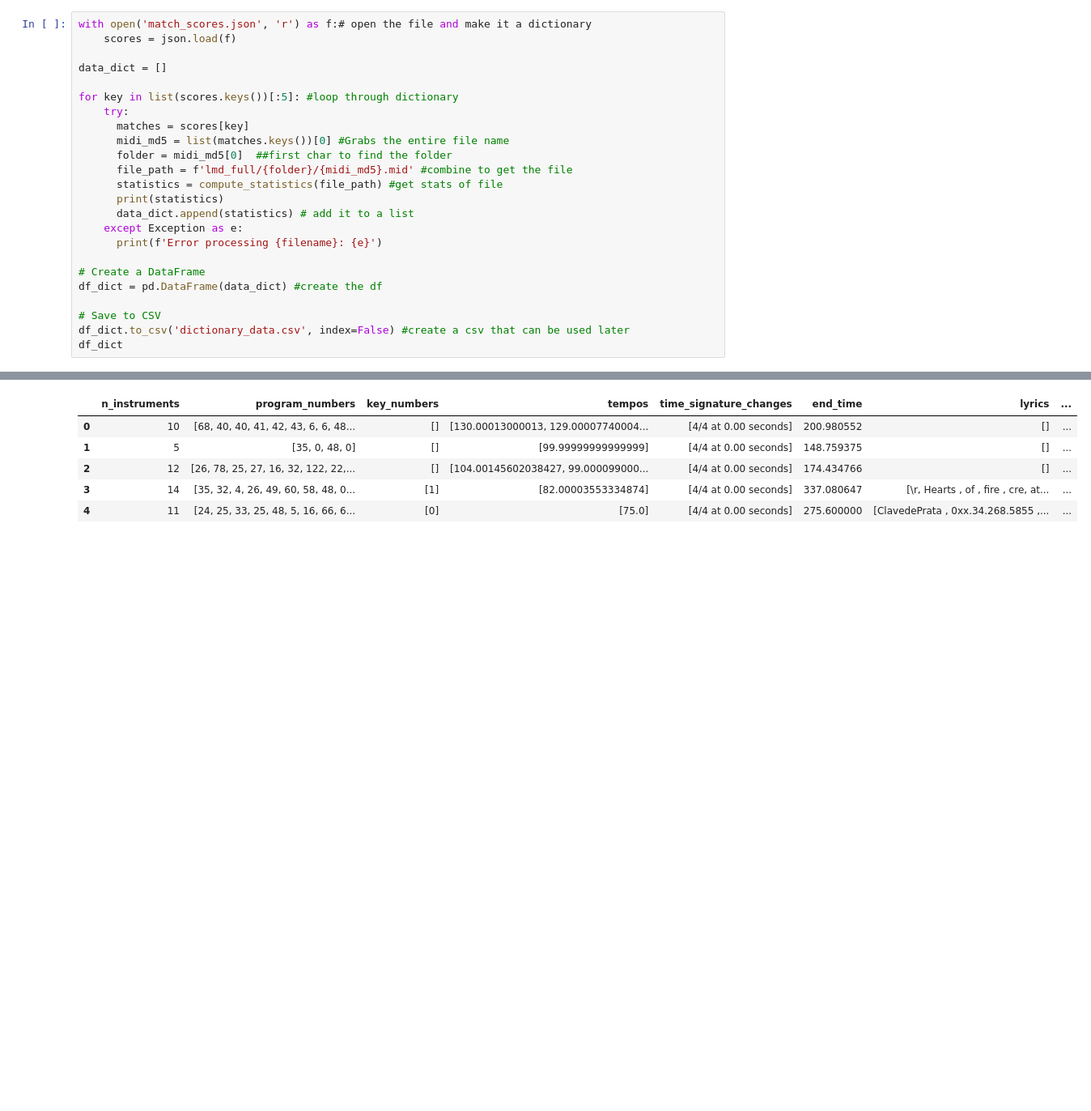
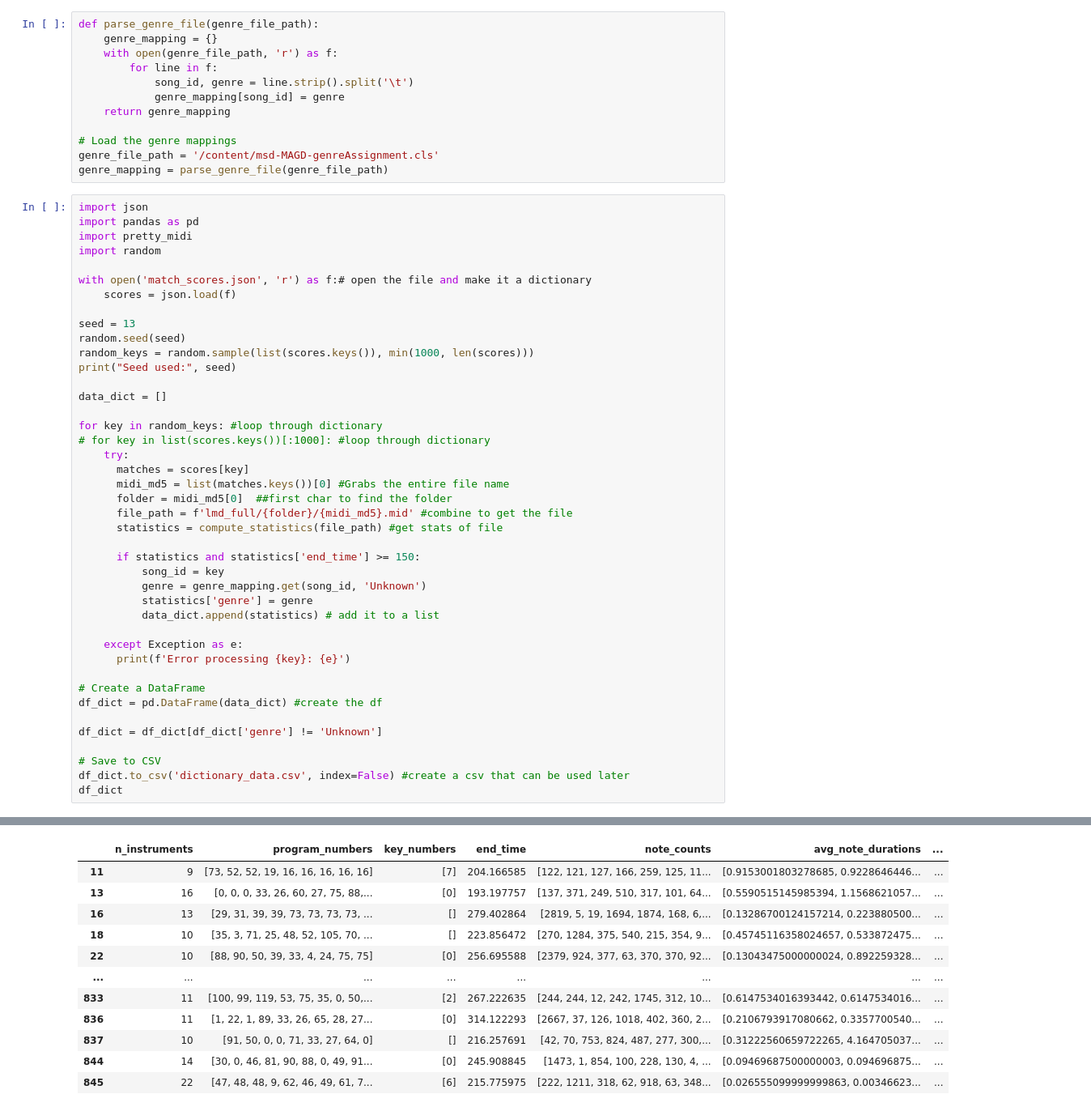
Before and after one commit to johnh0425/CSE_151A_Project, a Jupyter notebook: CSE151A_Project.ipynb, the cells around one changed output, grey strips where cells are left out. Shown at 81% size. Drawn from its saved outputs; the diff is of its cells as text; blank space fills up the shorter version.

```diff
--- a/CSE151A_Project.ipynb
+++ b/CSE151A_Project.ipynb
@@ -66,24 +121,54 @@ def compute_statistics(midi_file):
+# %%
+def parse_genre_file(genre_file_path):
+    genre_mapping = {}
+    with open(genre_file_path, 'r') as f:
+        for line in f:
+            song_id, genre = line.strip().split('\t')
+            genre_mapping[song_id] = genre
+    return genre_mapping
+
+# Load the genre mappings
+genre_file_path = '/content/msd-MAGD-genreAssignment.cls'
+genre_mapping = parse_genre_file(genre_file_path)
 # %%
+import json
+import pandas as pd
+import pretty_midi
+import random
+
 with open('match_scores.json', 'r') as f:# open the file and make it a dictionary
     scores = json.load(f)
 
+seed = 13
+random.seed(seed)
+random_keys = random.sample(list(scores.keys()), min(1000, len(scores)))
+print("Seed used:", seed)
+
 data_dict = []
 
-for key in list(scores.keys())[:5]: #loop through dictionary
+for key in random_keys: #loop through dictionary
+# for key in list(scores.keys())[:1000]: #loop through dictionary
     try:
       matches = scores[key]
       midi_md5 = list(matches.keys())[0] #Grabs the entire file name
       folder = midi_md5[0]  ##first char to find the folder
       file_path = f'lmd_full/{folder}/{midi_md5}.mid' #combine to get the file
       statistics = compute_statistics(file_path) #get stats of file
-      print(statistics)
-      data_dict.append(statistics) # add it to a list
+
+      if statistics and statistics['end_time'] >= 150:
+          song_id = key
+          genre = genre_mapping.get(song_id, 'Unknown')
+          statistics['genre'] = genre
+          data_dict.append(statistics) # add it to a list
+
     except Exception as e:
-      print(f'Error processing {filename}: {e}')
+      print(f'Error processing {key}: {e}')
 
 # Create a DataFrame
 df_dict = pd.DataFrame(data_dict) #create the df
 
+df_dict = df_dict[df_dict['genre'] != 'Unknown']
+
 # Save to CSV
 df_dict.to_csv('dictionary_data.csv', index=False) #create a csv that can be used later
 df_dict
@@ -96,6 +177,12 @@ df_dict
-|  | n_instruments | program_numbers | key_numbers | tempos | time_signature_changes | end_time | lyrics | ... |
-| 0 | 10 | [68, 40, 40, 41, 42, 43, 6, 6, 48... | [] | [130.00013000013, 129.00007740004... | [4/4 at 0.00 seconds] | 200.980552 | [] | ... |
-| 1 | 5 | [35, 0, 48, 0] | [] | [99.99999999999999] | [4/4 at 0.00 seconds] | 148.759375 | [] | ... |
-| 2 | 12 | [26, 78, 25, 27, 16, 32, 122, 22,... | [] | [104.00145602038427, 99.000099000... | [4/4 at 0.00 seconds] | 174.434766 | [] | ... |
-| 3 | 14 | [35, 32, 4, 26, 49, 60, 58, 48, 0... | [1] | [82.00003553334874] | [4/4 at 0.00 seconds] | 337.080647 | [\r, Hearts , of , fire , cre, at... | ... |
-| 4 | 11 | [24, 25, 33, 25, 48, 5, 16, 66, 6... | [0] | [75.0] | [4/4 at 0.00 seconds] | 275.600000 | [ClavedePrata , 0xx.34.268.5855 ,... | ... |
+|  | n_instruments | program_numbers | key_numbers | end_time | note_counts | avg_note_durations | ... |
+| 11 | 9 | [73, 52, 52, 19, 16, 16, 16, 16, 16] | [7] | 204.166585 | [122, 121, 127, 166, 259, 125, 11... | [0.9153001803278685, 0.9228646446... | ... |
+| 13 | 16 | [0, 0, 0, 33, 26, 60, 27, 75, 88,... | [0] | 193.197757 | [137, 371, 249, 510, 317, 101, 64... | [0.5590515145985394, 1.1568621057... | ... |
+| 16 | 13 | [29, 31, 39, 39, 73, 73, 73, 73, ... | [] | 279.402864 | [2819, 5, 19, 1694, 1874, 168, 6,... | [0.13286700124157214, 0.223880500... | ... |
+| 18 | 10 | [35, 3, 71, 25, 48, 52, 105, 70, ... | [] | 223.856472 | [270, 1284, 375, 540, 215, 354, 9... | [0.45745116358024657, 0.533872475... | ... |
+| 22 | 10 | [88, 90, 50, 39, 33, 4, 24, 75, 75] | [0] | 256.695588 | [2379, 924, 377, 63, 370, 370, 92... | [0.13043475000000024, 0.892259328... | ... |
+| ... | ... | ... | ... | ... | ... | ... | ... |
+| 833 | 11 | [100, 99, 119, 53, 75, 35, 0, 50,... | [2] | 267.222635 | [244, 244, 12, 242, 1745, 312, 10... | [0.6147534016393442, 0.6147534016... | ... |
+| 836 | 11 | [1, 22, 1, 89, 33, 26, 65, 28, 27... | [0] | 314.122293 | [2667, 37, 126, 1018, 402, 360, 2... | [0.2106793917080662, 0.3357700540... | ... |
+| 837 | 10 | [91, 50, 0, 0, 71, 33, 27, 64, 0] | [] | 216.257691 | [42, 70, 753, 824, 487, 277, 300,... | [0.31222560659722265, 4.164705037... | ... |
+| 844 | 14 | [30, 0, 46, 81, 90, 88, 0, 49, 91... | [0] | 245.908845 | [1473, 1, 854, 100, 228, 130, 4, ... | [0.09469687500000003, 0.094696875... | ... |
+| 845 | 22 | [47, 48, 48, 9, 62, 46, 49, 61, 7... | [6] | 215.775975 | [222, 1211, 318, 62, 918, 63, 348... | [0.026555099999999863, 0.00346623... | ... |
```
Also changed, not shown: parts of 28 cells of this notebook.
